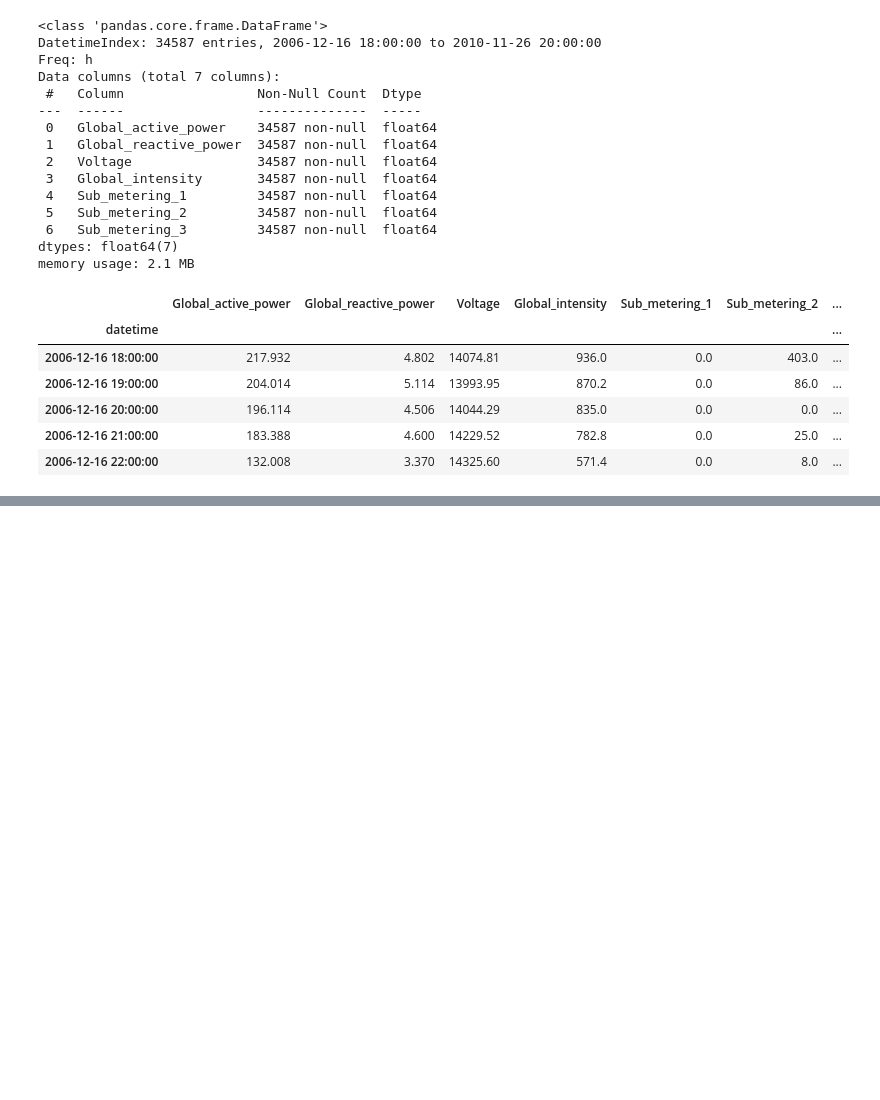
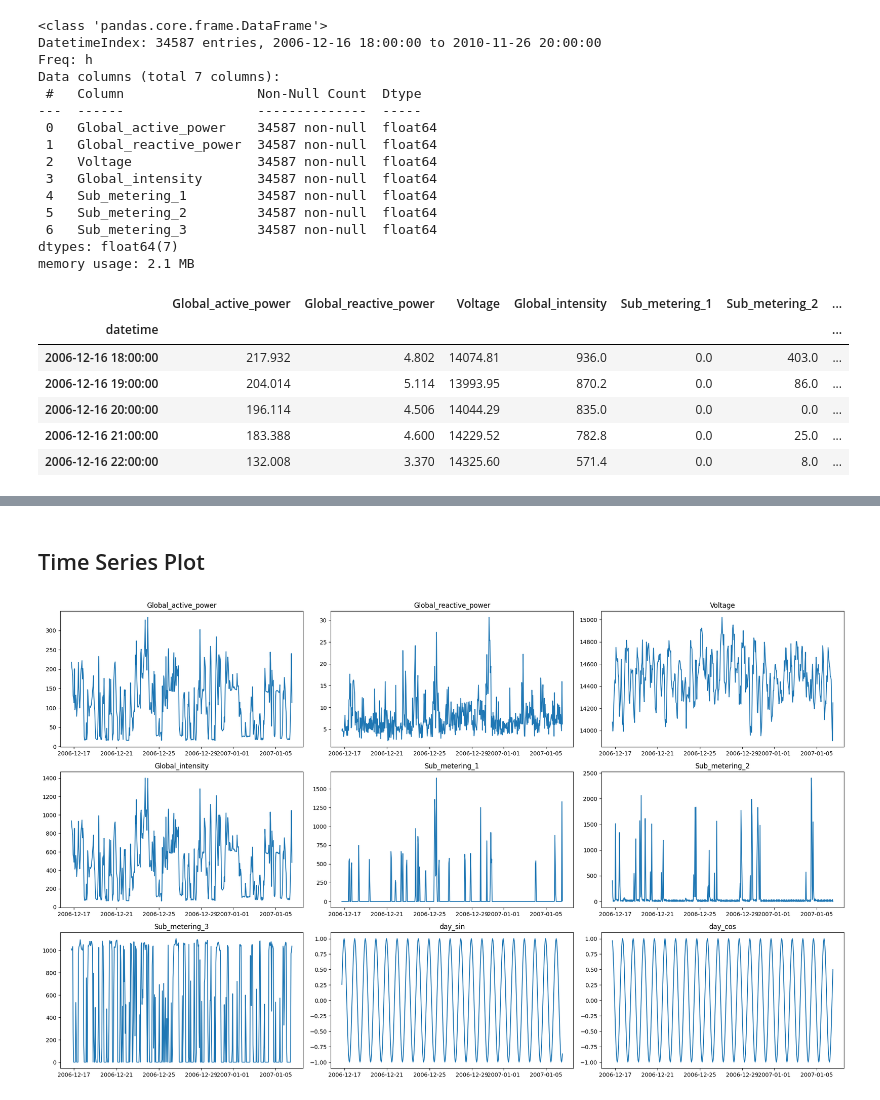
Before and after one commit to Ibrahim-Ola/time-series-python, a Jupyter notebook: data_preparation.ipynb, the cells around one changed output, grey strips where cells are left out. Cells and saved outputs as stored; diff of their text form; code cells hidden in the pictures; blank space fills up the shorter version.

```diff
--- a/data_preparation.ipynb
+++ b/data_preparation.ipynb
@@ -156,0 +196,22 @@ memory usage: 2.1 MB
+# %%
+n=hourly_power_consumption.shape[0] # number of rows (sample size)
+
+train=hourly_power_consumption.iloc[:int(n*0.80)]
+test=hourly_power_consumption.iloc[int(n*0.80):]
+# %% [markdown]
+## Time Series Plot
+# %%
+## time series plot of all variables (first 2000 observations)
+
+plt.figure(figsize=(20,12))
+
+for i, col in enumerate(train.columns):
+    plt.subplot(3, 3, i+1)
+    plt.plot(train[col].iloc[:500])
+
+    plt.title(col)
+
+plt.tight_layout()
+plt.show()
+# %% [output]
+[figure, added]
```
Also changed, not shown: parts of 6 cells of this notebook.
